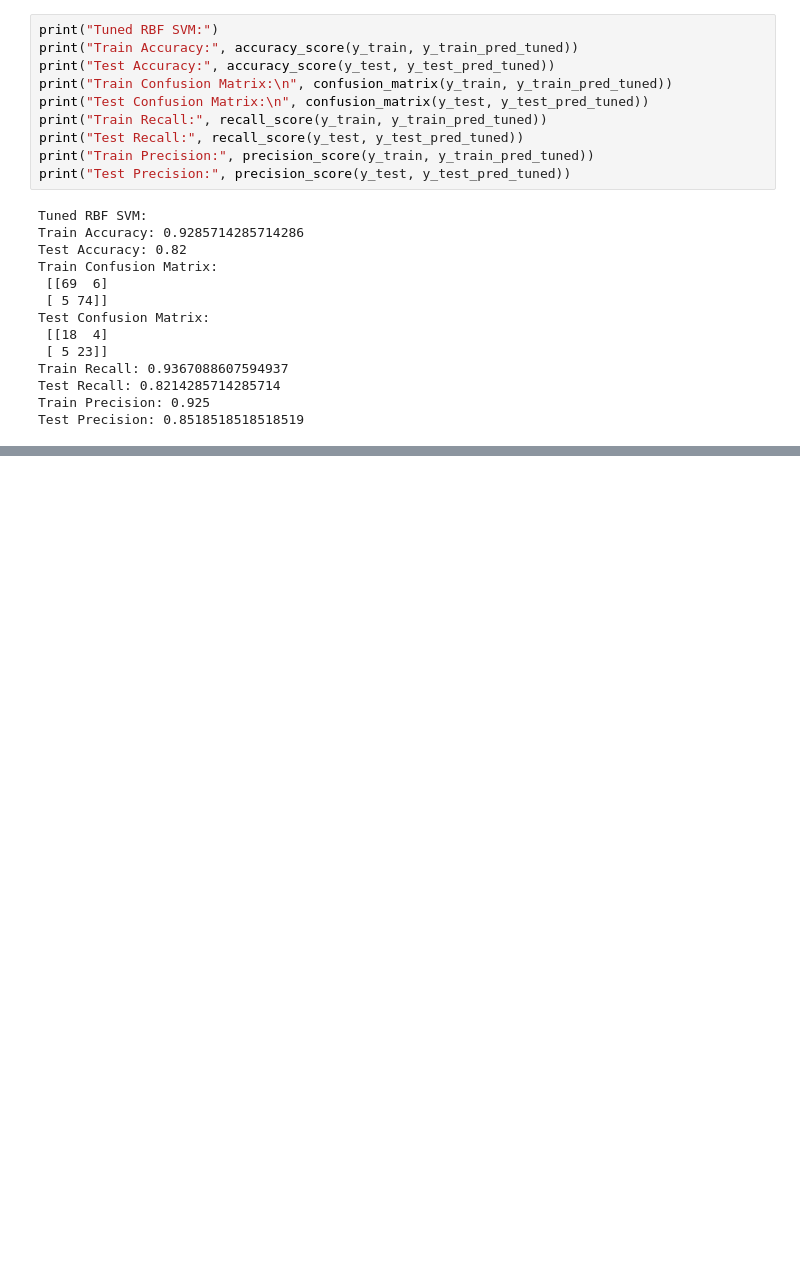
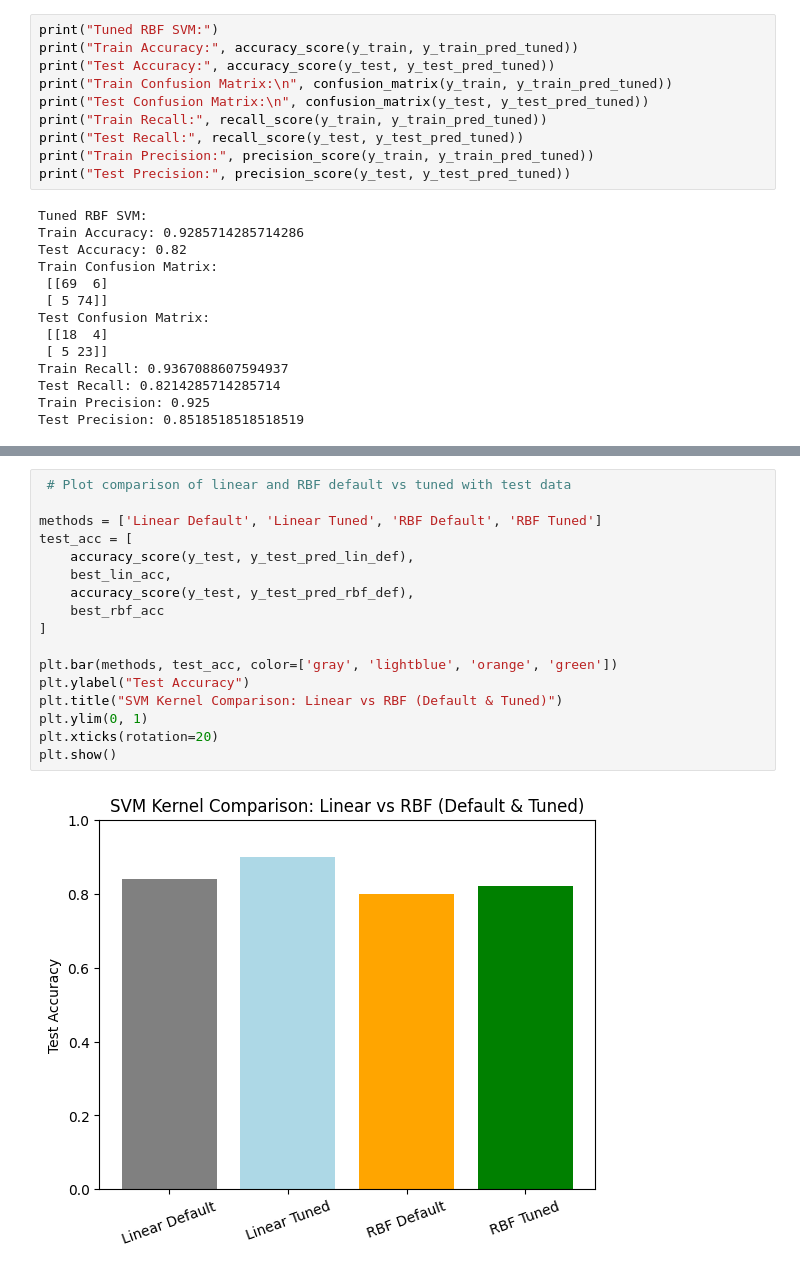
Before and after one commit to roanelwood/CT4101_Assignment1, a Jupyter notebook: SVM.ipynb, the cells around one changed output, grey strips where cells are left out. Saved outputs shown, nothing was run; the diff lists cells and outputs as text; blank space fills up the shorter version.

```diff
--- a/SVM.ipynb
+++ b/SVM.ipynb
@@ -159,0 +255,19 @@ plt.show()
+# %%
+ # Plot comparison of linear and RBF default vs tuned with test data
+
+methods = ['Linear Default', 'Linear Tuned', 'RBF Default', 'RBF Tuned']
+test_acc = [
+    accuracy_score(y_test, y_test_pred_lin_def),
+    best_lin_acc,
+    accuracy_score(y_test, y_test_pred_rbf_def),
+    best_rbf_acc
+]
+
+plt.bar(methods, test_acc, color=['gray', 'lightblue', 'orange', 'green'])
+plt.ylabel("Test Accuracy")
+plt.title("SVM Kernel Comparison: Linear vs RBF (Default & Tuned)")
+plt.ylim(0, 1)
+plt.xticks(rotation=20)
+plt.show()
+# %% [output]
+[figure, added]
```
Also changed, not shown: parts of 12 cells of this notebook.
